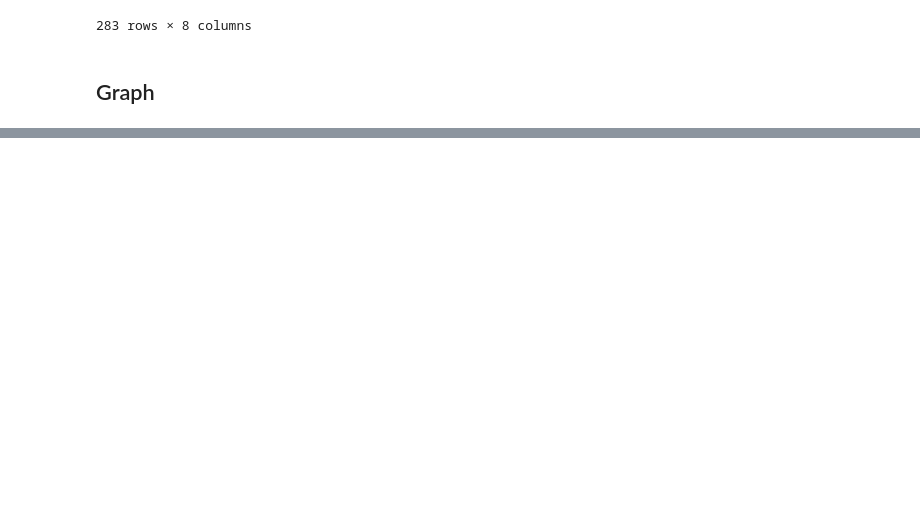
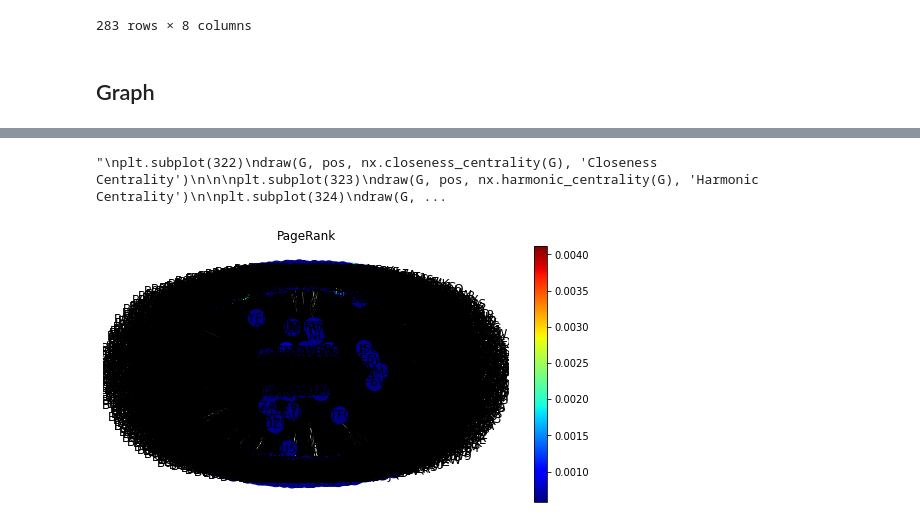
Before and after one commit to giorgettisabrina/Network_Science, a Jupyter notebook: final_project/Gift_Cards.ipynb, the cells around one changed output, grey strips where cells are left out. Saved outputs shown, nothing was run; the diff lists cells and outputs as text; code cells hidden in the pictures; blank space fills up the shorter version.

```diff
--- a/final_project/Gift_Cards.ipynb
+++ b/final_project/Gift_Cards.ipynb
@@ -169,0 +199,52 @@ def create_nodes (df):
+# %%
+def centrality_study(G):
+  degree = nx.degree_centrality
+  pagerank= nx.pagerank(G, alpha=0.85)
+  closeness = nx.closeness_centrality(G)
+  betweenness = nx.betweenness_centrality(G)
+  eingeigenvector = nx.eigenvector_centrality(G)
+  harmonic = nx.harmonic_centrality(G)
+  return degree, pagerank, closeness, betweenness, eingeigenvector, harmonic
+# %%
+degree, pagerank, closeness, betweenness, eingeigenvector, harmonic = centrality_study(G)
+# %%
+def draw(G, pos, measures, measure_name):
+
+    nodes = nx.draw_networkx_nodes(G, pos, node_size=280, cmap=plt.cm.jet,
+                                   node_color=list(measures.values()),
+                                   nodelist=measures.keys())
+    #nodes.set_norm(mcolors.SymLogNorm(linthresh=0.01, linscale=1, base=10))
+    labels = nx.draw_networkx_labels(G, pos)
+    edges = nx.draw_networkx_edges(G, pos)
+
+    plt.title(measure_name)
+    plt.colorbar(nodes)
+    plt.axis('off')
+    #plt.show()
+
+pos = nx.spring_layout(G)
+
+plt.figure(figsize=(20, 16))
+plt.subplot(321)
+draw(G, pos, pagerank, 'PageRank')
+
+"""
+plt.subplot(322)
+draw(G, pos, nx.closeness_centrality(G), 'Closeness Centrality')
+
+
+plt.subplot(323)
+draw(G, pos, nx.harmonic_centrality(G), 'Harmonic Centrality')
+
+plt.subplot(324)
+draw(G, pos, nx.betweenness_centrality(G), 'Betweenness Centrality')
+
+plt.subplot(325)
+draw(G, pos, nx.eigenvector_centrality(G), 'Eigenvector Centrality')
+
+plt.subplot(326)
+draw(G, pos, nx.degree_centrality(G), 'Degree Centrality')
+"""
+# %% [output]
+"\nplt.subplot(322)\ndraw(G, pos, nx.closeness_centrality(G), 'Closeness Centrality')\n\n\nplt.subplot(323)\ndraw(G, pos, nx.harmonic_centrality(G), 'Harmonic Centrality')\n\nplt.subplot(324)\ndraw(G, ...
+[figure, added]
```
Also changed, not shown: parts of 18 cells of this notebook.
